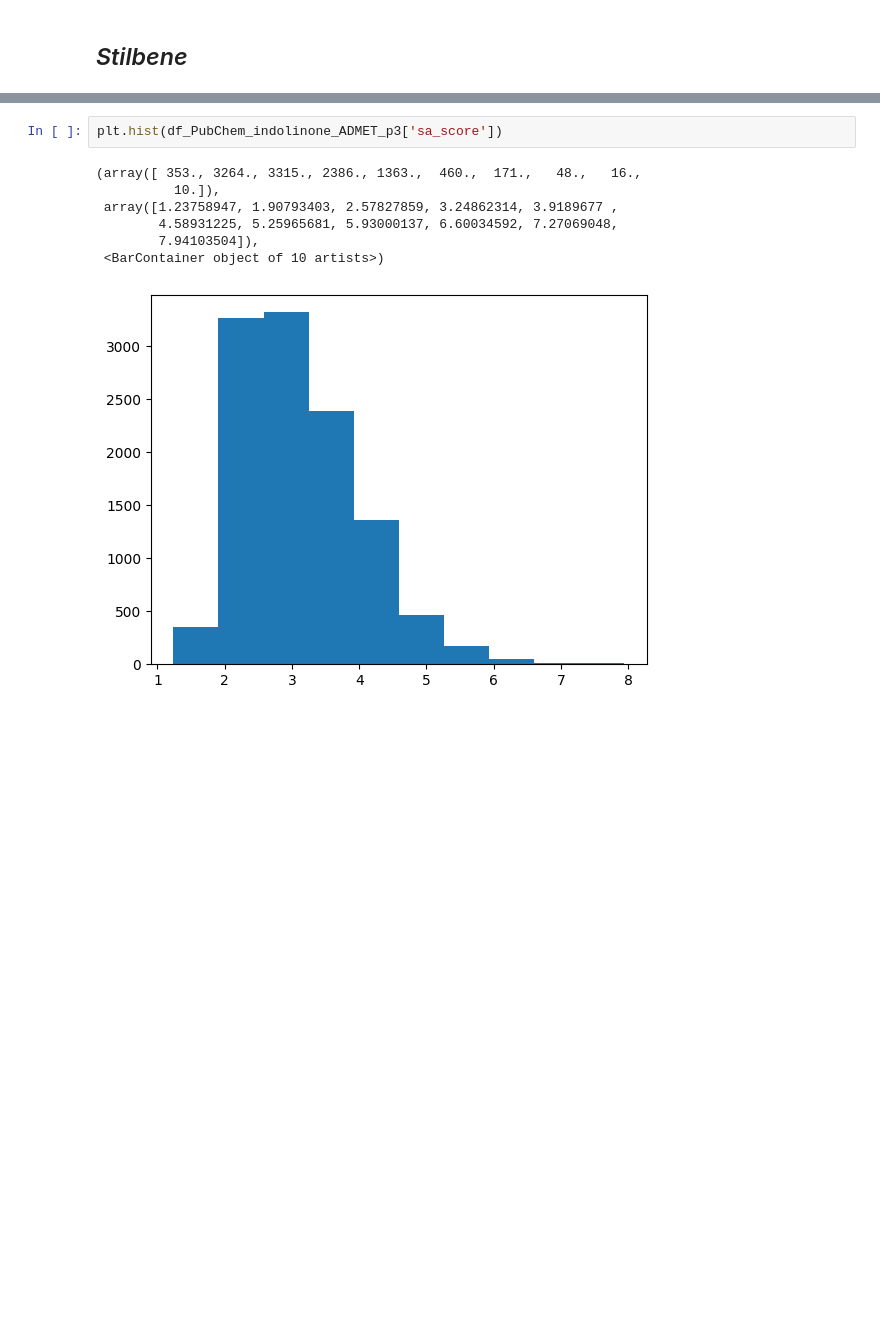
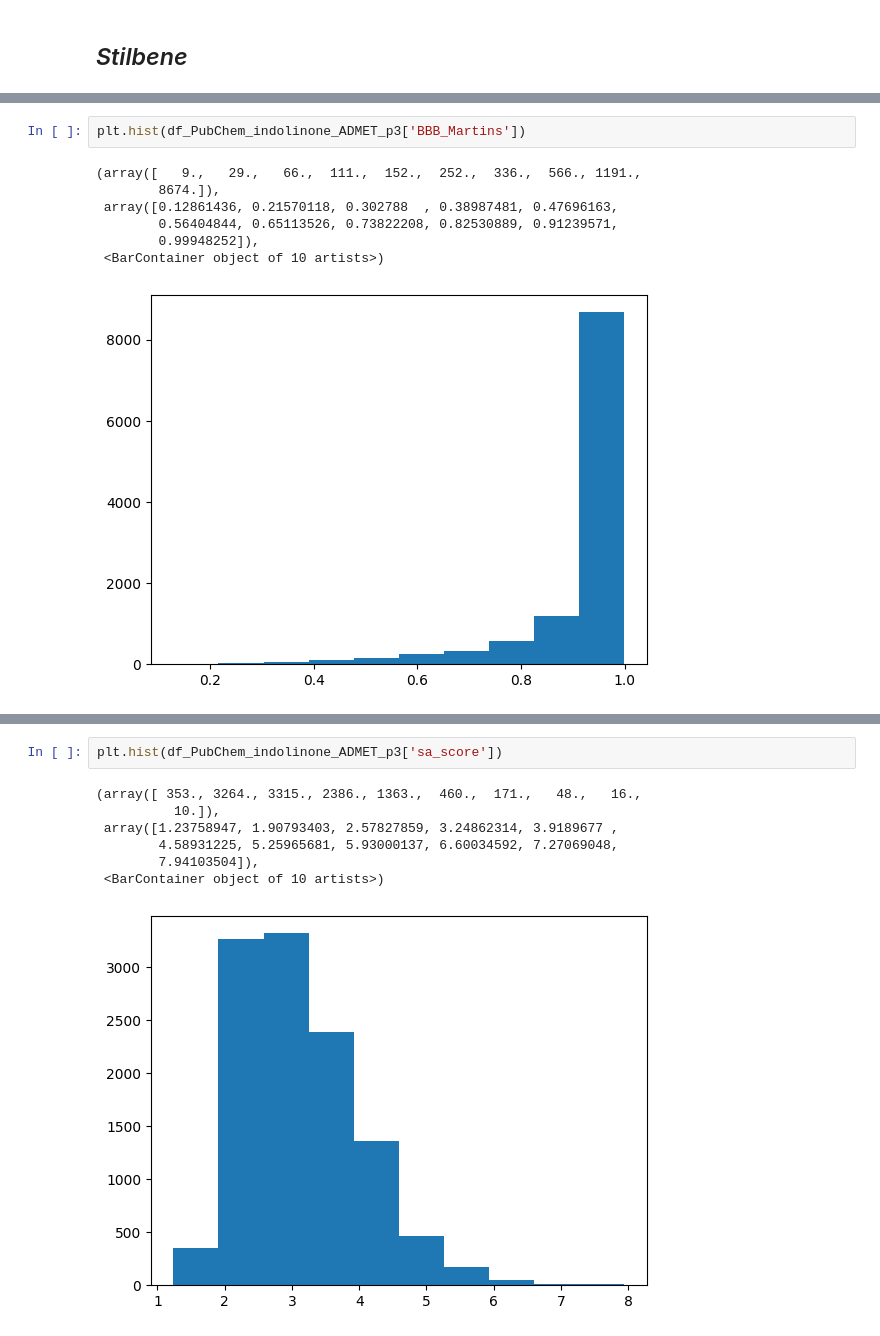
Before and after one commit to cpariona/biomedical-thesis, a Jupyter notebook: notebooks/ADMET_filtering.ipynb, the cells around one changed output, grey strips where cells are left out. Drawn from its saved outputs; the diff is of its cells as text; blank space fills up the shorter version.

```diff
--- a/notebooks/ADMET_filtering.ipynb
+++ b/notebooks/ADMET_filtering.ipynb
@@ -299,0 +289,10 @@ r9a10.head()
+# %%
+plt.hist(df_PubChem_indolinone_ADMET_p3['BBB_Martins'])
+# %% [output]
+(array([   9.,   29.,   66.,  111.,  152.,  252.,  336.,  566., 1191.,
+        8674.]),
+ array([0.12861436, 0.21570118, 0.302788  , 0.38987481, 0.47696163,
+        0.56404844, 0.65113526, 0.73822208, 0.82530889, 0.91239571,
+        0.99948252]),
+ <BarContainer object of 10 artists>)
+[figure, added]
```
Also changed, not shown: parts of 70 cells of this notebook, 20 other files.
